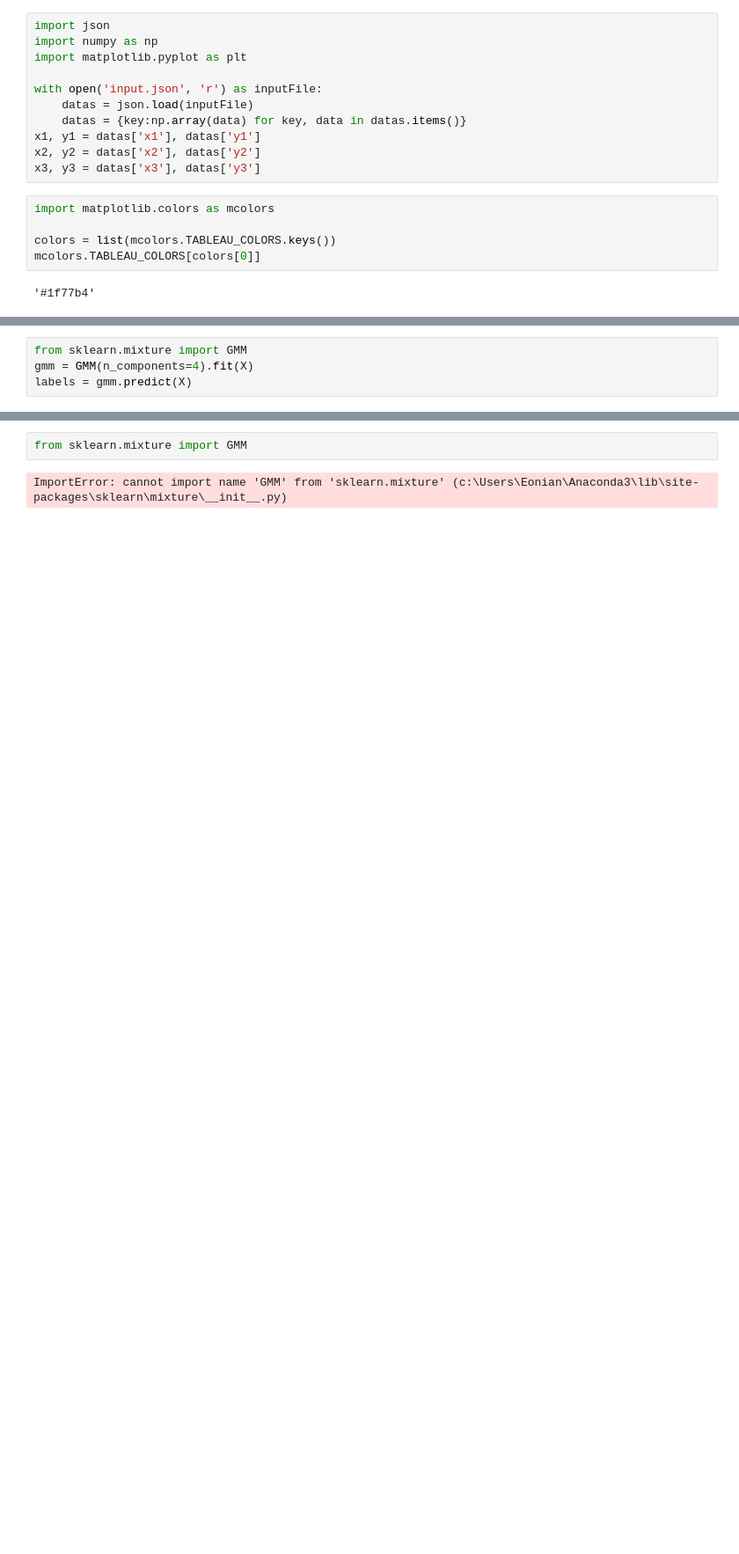
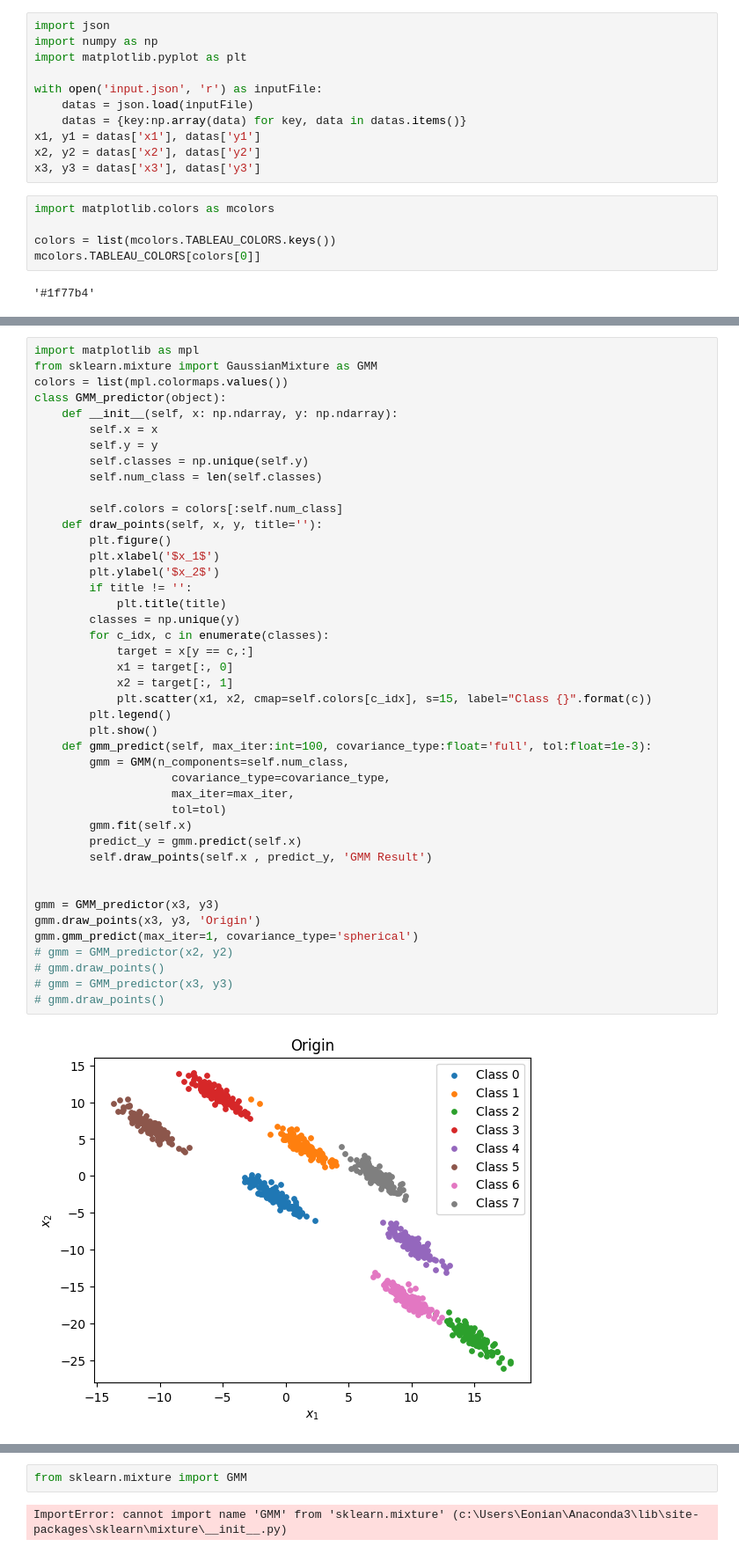
Before and after one commit to EonianCoda/ncku_IntroToAI_hw, a Jupyter notebook: hw5/gmm.ipynb, the cells around one changed output, grey strips where cells are left out. Shown at 88% size. Drawn from its saved outputs; the diff is of its cells as text; blank space fills up the shorter version.

```diff
--- a/hw5/gmm.ipynb
+++ b/hw5/gmm.ipynb
@@ -50,4 +19,45 @@ IndentationError: expected an indented block (3276060545.py, line 4)
-# %%
-from sklearn.mixture import GMM
-gmm = GMM(n_components=4).fit(X)
-labels = gmm.predict(X)
+# %%
+import matplotlib as mpl
+from sklearn.mixture import GaussianMixture as GMM
+colors = list(mpl.colormaps.values())
+class GMM_predictor(object):
+    def __init__(self, x: np.ndarray, y: np.ndarray):
+        self.x = x
+        self.y = y
+        self.classes = np.unique(self.y)
+        self.num_class = len(self.classes)
+
+        self.colors = colors[:self.num_class]
+    def draw_points(self, x, y, title=''):
+        plt.figure()
+        plt.xlabel('$x_1$')
+        plt.ylabel('$x_2$')
+        if title != '':
+            plt.title(title)
+        classes = np.unique(y)
+        for c_idx, c in enumerate(classes):
+            target = x[y == c,:]
+            x1 = target[:, 0]
+            x2 = target[:, 1]
+            plt.scatter(x1, x2, cmap=self.colors[c_idx], s=15, label="Class {}".format(c))
+        plt.legend()
+        plt.show()
+    def gmm_predict(self, max_iter:int=100, covariance_type:float='full', tol:float=1e-3):
+        gmm = GMM(n_components=self.num_class,
+                    covariance_type=covariance_type,
+                    max_iter=max_iter,
+                    tol=tol)
+        gmm.fit(self.x)
+        predict_y = gmm.predict(self.x)
+        self.draw_points(self.x , predict_y, 'GMM Result')
+
+
+gmm = GMM_predictor(x3, y3)
+gmm.draw_points(x3, y3, 'Origin')
+gmm.gmm_predict(max_iter=1, covariance_type='spherical')
+# gmm = GMM_predictor(x2, y2)
+# gmm.draw_points()
+# gmm = GMM_predictor(x3, y3)
+# gmm.draw_points()
+# %% [output]
+[figure, added]
```
Also changed, not shown: parts of 2 cells of this notebook.
